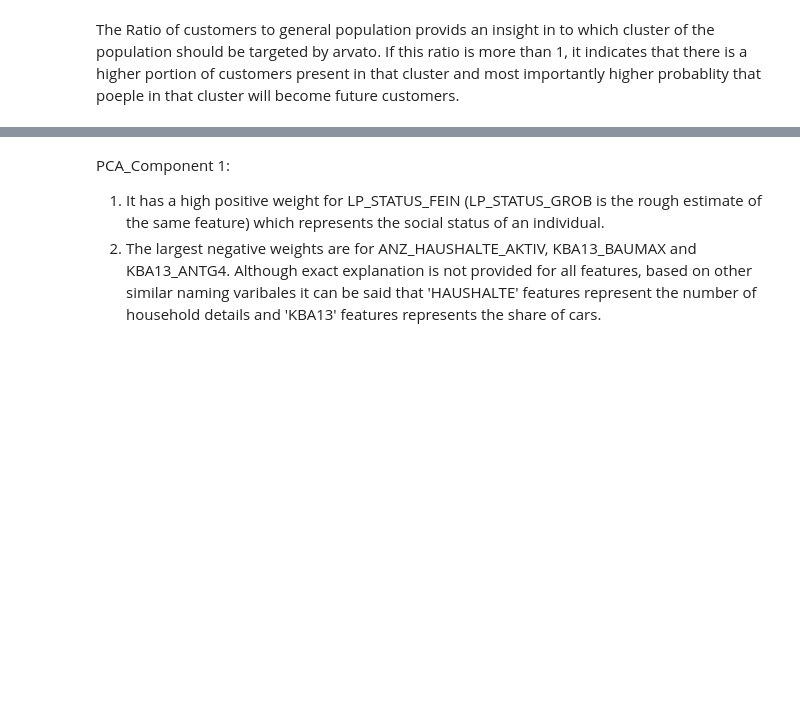
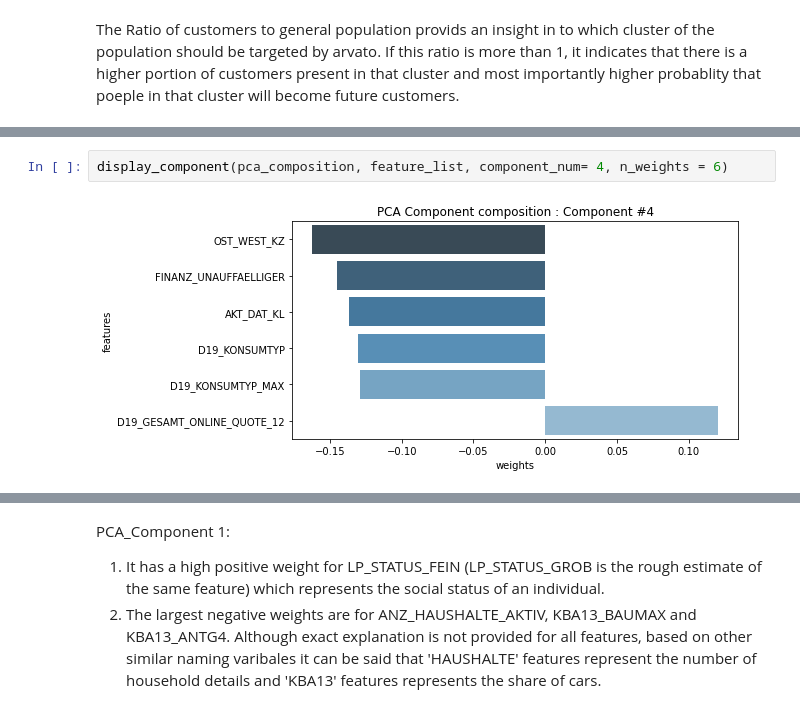
Before and after one commit to supulij/Arvato-Customer-Segmentation-for-mail-order, a Jupyter notebook: Arvato_Project_Final_Notebook.ipynb, the cells around one changed output, grey strips where cells are left out. Drawn from its saved outputs; the diff is of its cells as text; blank space fills up the shorter version.

```diff
--- a/Arvato_Project_Colab.ipynb
+++ b/Arvato_Project_Final_Notebook.ipynb
@@ -635,0 +644,4 @@ display_component(pca_composition, feature_list, component_num= 1, n_weights = 6
+# %%
+display_component(pca_composition, feature_list, component_num= 4, n_weights = 6)
+# %% [output]
+[figure, added]
```
Also changed, not shown: parts of 30 cells of this notebook, 5 other files.
